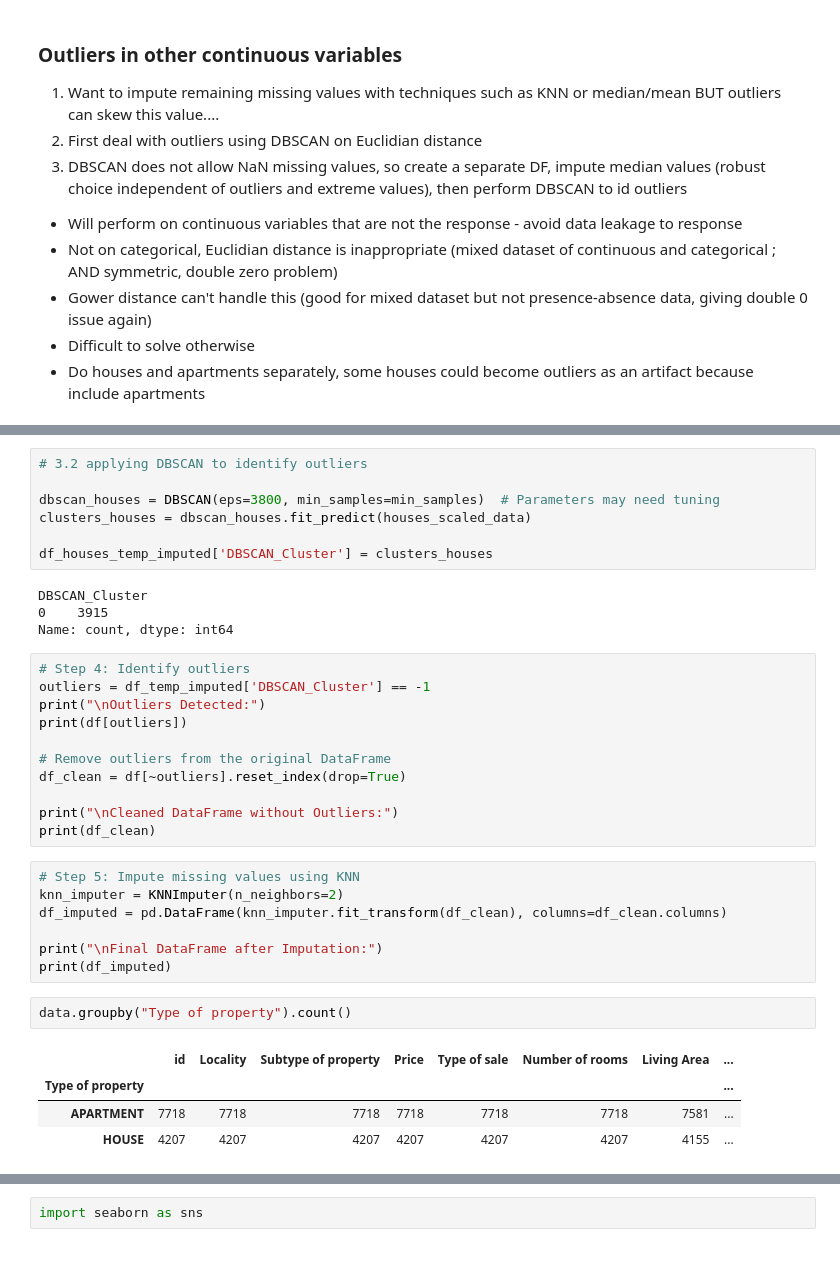
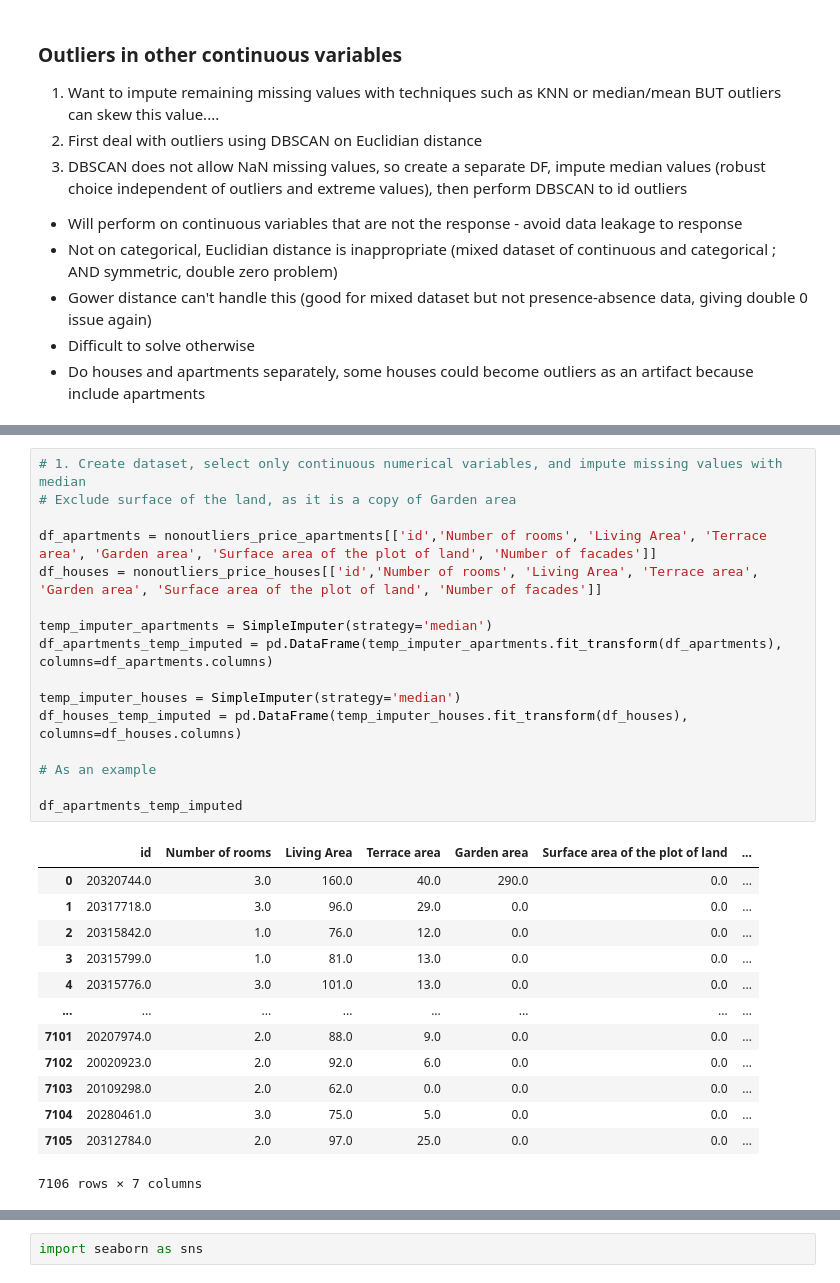
Before and after one commit to kvnpotter/ImmoData-EDA, a Jupyter notebook: DataCleaningKevin.ipynb, the cells around one changed output, grey strips where cells are left out. Saved outputs shown, nothing was run; the diff lists cells and outputs as text.

```diff
--- a/DataCleaningKevin.ipynb
+++ b/DataCleaningKevin.ipynb
@@ -1026,36 +797,30 @@ TypeError: unsupported format string passed to NoneType.__format__
-# %%
-# 3.2 applying DBSCAN to identify outliers
-
-dbscan_houses = DBSCAN(eps=3800, min_samples=min_samples)  # Parameters may need tuning
-clusters_houses = dbscan_houses.fit_predict(houses_scaled_data)
-
-df_houses_temp_imputed['DBSCAN_Cluster'] = clusters_houses
-# %% [output]
-DBSCAN_Cluster
-0    3915
-Name: count, dtype: int64
-# %%
-# Step 4: Identify outliers
-outliers = df_temp_imputed['DBSCAN_Cluster'] == -1
-print("\nOutliers Detected:")
-print(df[outliers])
-
-# Remove outliers from the original DataFrame
-df_clean = df[~outliers].reset_index(drop=True)
-
-print("\nCleaned DataFrame without Outliers:")
-print(df_clean)
-# %%
-# Step 5: Impute missing values using KNN
-knn_imputer = KNNImputer(n_neighbors=2)
-df_imputed = pd.DataFrame(knn_imputer.fit_transform(df_clean), columns=df_clean.columns)
-
-print("\nFinal DataFrame after Imputation:")
-print(df_imputed)
-# %%
-data.groupby("Type of property").count()
-# %% [output]
-|  | id | Locality | Subtype of property | Price | Type of sale | Number of rooms | Living Area | ... |
-| Type of property |  |  |  |  |  |  |  | ... |
-| APARTMENT | 7718 | 7718 | 7718 | 7718 | 7718 | 7718 | 7581 | ... |
-| HOUSE | 4207 | 4207 | 4207 | 4207 | 4207 | 4207 | 4155 | ... |
+# %%
+# 1. Create dataset, select only continuous numerical variables, and impute missing values with median
+# Exclude surface of the land, as it is a copy of Garden area
+
+df_apartments = nonoutliers_price_apartments[['id','Number of rooms', 'Living Area', 'Terrace area', 'Garden area', 'Surface area of the plot of land', 'Number of facades']]
+df_houses = nonoutliers_price_houses[['id','Number of rooms', 'Living Area', 'Terrace area', 'Garden area', 'Surface area of the plot of land', 'Number of facades']]
+
+temp_imputer_apartments = SimpleImputer(strategy='median')
+df_apartments_temp_imputed = pd.DataFrame(temp_imputer_apartments.fit_transform(df_apartments), columns=df_apartments.columns)
+
+temp_imputer_houses = SimpleImputer(strategy='median')
+df_houses_temp_imputed = pd.DataFrame(temp_imputer_houses.fit_transform(df_houses), columns=df_houses.columns)
+
+# As an example
+
+df_apartments_temp_imputed
+# %% [output]
+|  | id | Number of rooms | Living Area | Terrace area | Garden area | Surface area of the plot of land | ... |
+| 0 | 20320744.0 | 3.0 | 160.0 | 40.0 | 290.0 | 0.0 | ... |
+| 1 | 20317718.0 | 3.0 | 96.0 | 29.0 | 0.0 | 0.0 | ... |
+| 2 | 20315842.0 | 1.0 | 76.0 | 12.0 | 0.0 | 0.0 | ... |
+| 3 | 20315799.0 | 1.0 | 81.0 | 13.0 | 0.0 | 0.0 | ... |
+| 4 | 20315776.0 | 3.0 | 101.0 | 13.0 | 0.0 | 0.0 | ... |
+| ... | ... | ... | ... | ... | ... | ... | ... |
+| 7101 | 20207974.0 | 2.0 | 88.0 | 9.0 | 0.0 | 0.0 | ... |
+| 7102 | 20020923.0 | 2.0 | 92.0 | 6.0 | 0.0 | 0.0 | ... |
+| 7103 | 20109298.0 | 2.0 | 62.0 | 0.0 | 0.0 | 0.0 | ... |
+| 7104 | 20280461.0 | 3.0 | 75.0 | 5.0 | 0.0 | 0.0 | ... |
+| 7105 | 20312784.0 | 2.0 | 97.0 | 25.0 | 0.0 | 0.0 | ... |
+7106 rows × 7 columns
```
Also changed, not shown: parts of 43 cells of this notebook, 1 other file.
